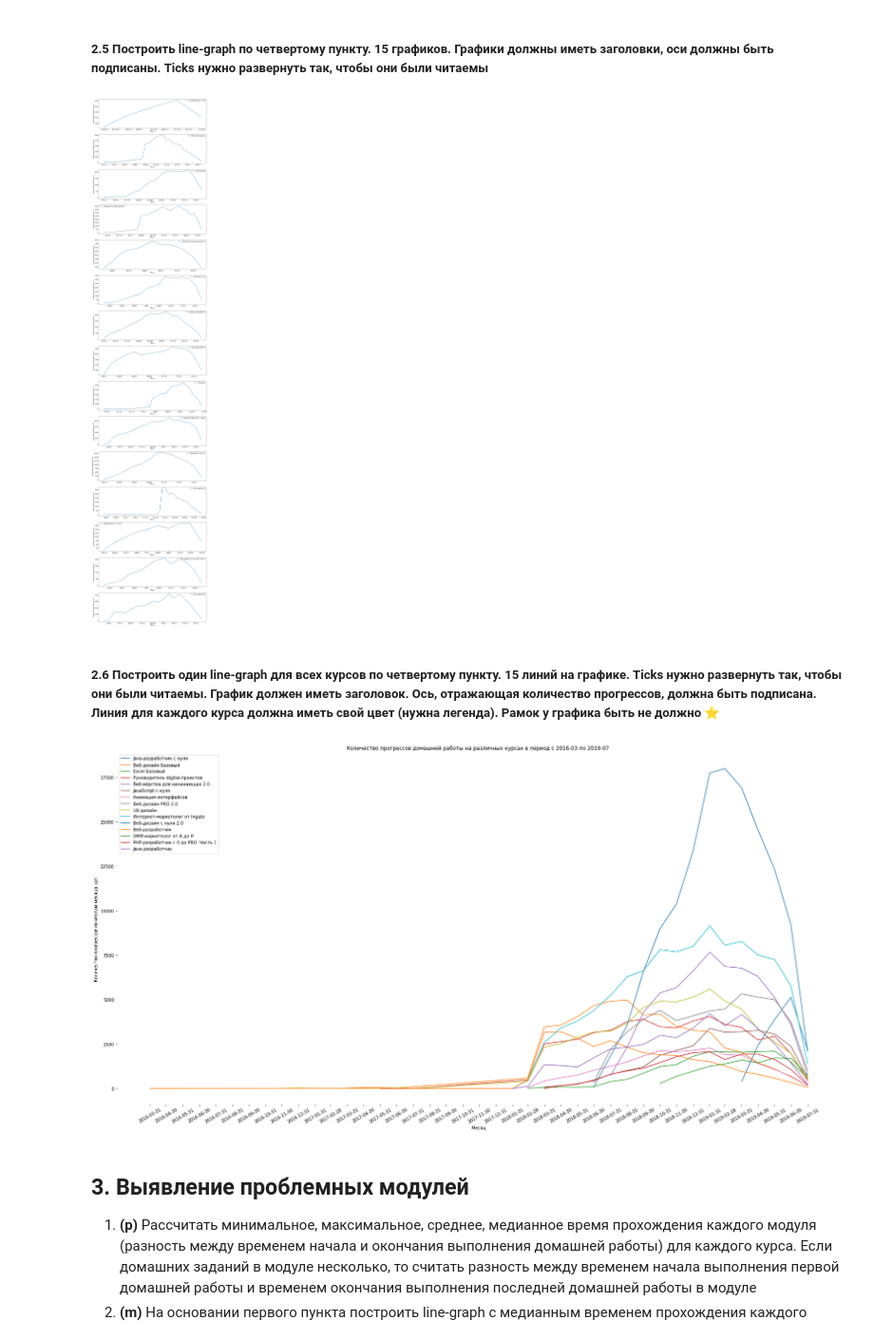
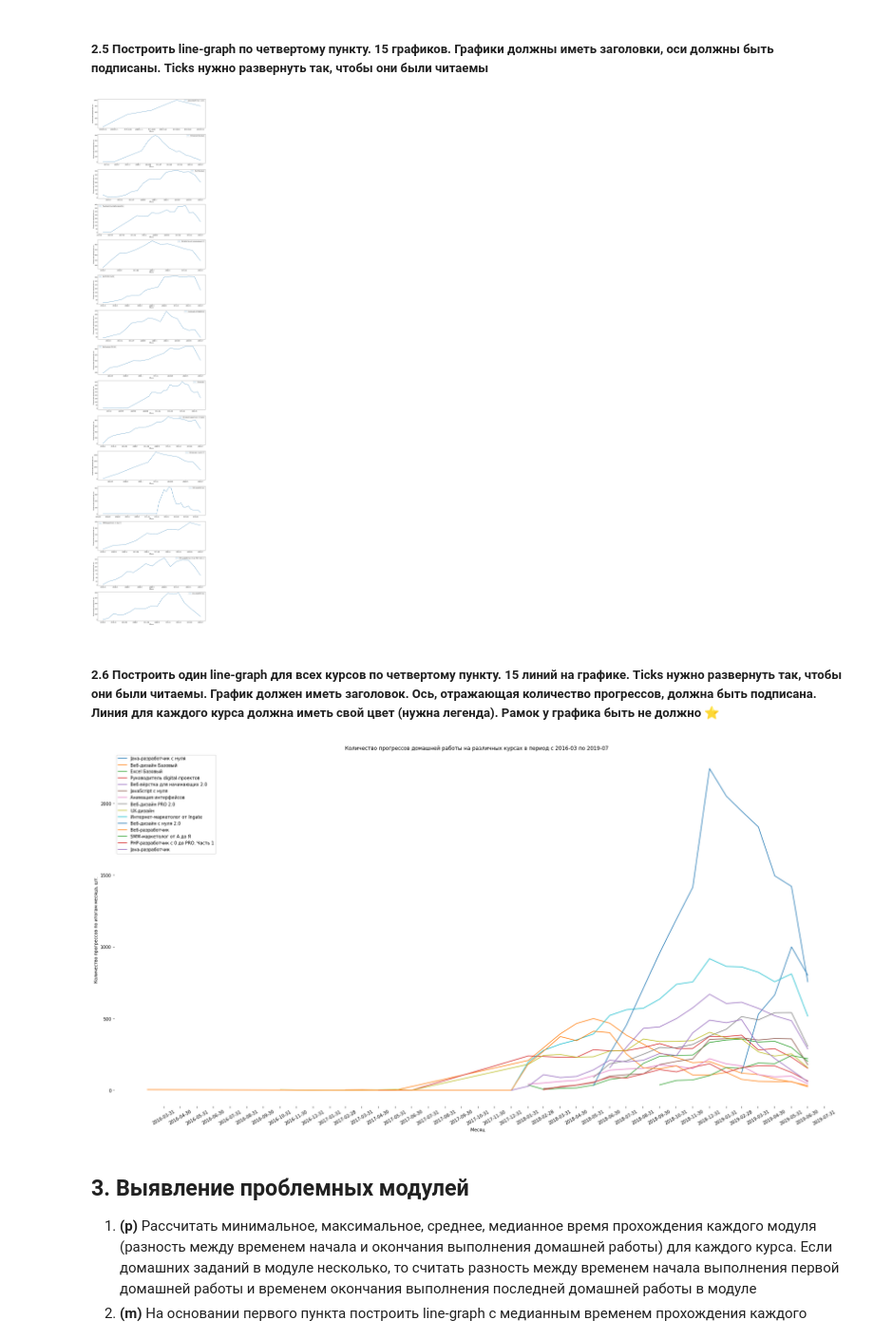
Before and after one commit to Macsmoreno/coursework_analytics_p1, a Jupyter notebook: Coursework_analytics_1.ipynb, the cells around one changed output. Shown at 95% size. Saved outputs shown, nothing was run; the diff lists cells and outputs as text; code cells hidden in the pictures.

```diff
--- a/Coursework_analytics_1.ipynb
+++ b/Coursework_analytics_1.ipynb
@@ -612,10 +595,0 @@ java_hw_done.groupby(['module_title', 'lesson_title', pd.Grouper(key = 'periods'
-# %%
-def progress_count(course):
-    fdf = df_main[(df_main.title == course) & (df_main.status == 'done') & (df_main.is_homework == True)].copy()
-    fdf.loc[:, ['periods']] = fdf.apply( lambda x: list(pd.date_range(x.start_date, x.finish_date).date), axis = 1)
-    fdf = fdf.explode(column= 'periods', ignore_index= True)
-    fdf['periods'] = pd.DatetimeIndex(fdf['periods'])
-    rfdf = fdf.groupby(['module_title', 'lesson_title', pd.Grouper(key = 'periods', freq = 'M')])['student_id'].count().reset_index()
-    rfdf = rfdf.sort_values('periods', ascending= True).groupby('periods').sum()
-
-    return rfdf
@@ -621,0 +624,18 @@ def progress_count(course):
+# %%
+def progress_count(course):
+    fdf = df_main[(df_main.title == course) & (df_main.is_homework == True)]\
+                                                                [['title', 'progress_id', 'lesson_token', 'start_date', 'finish_date']].copy()
+    fdf.start_date = fdf.start_date.apply(lambda x: pd.Timestamp(x)+ Day() - MonthBegin())
+    fdf.finish_date = fdf.finish_date.where(fdf.finish_date.notnull(), fdf.start_date + MonthEnd())
+    fdf['start_date'] = pd.to_datetime(fdf.start_date, utc = True)
+    fdf['finish_date'] = pd.to_datetime(fdf.finish_date, utc = True)
+    fdf['time']=fdf[['start_date','finish_date']].apply(lambda x: list(pd.date_range(start=x['start_date'],
+                                                                periods=ceil((x['finish_date'] - x['start_date'])/np.timedelta64(1, 'M')),
+                                                                freq='M')),axis=1)
+    fdf = fdf.explode(column= 'time', ignore_index= True)
+    fdf['time'] = fdf['time'].dt.tz_localize(None)
+    fdf['time'] = fdf['time'].dt.to_period('M')
+    fdf = fdf.groupby(['title','time'])['title'].count().unstack(fill_value = 0).stack().to_frame().reset_index()
+    fdf.columns = ['title','year_and_month', 'workload']
+
+    return fdf
@@ -646,17 +677,17 @@ periods
 # %%
 fig, axs = plt.subplots(nrows = 15, figsize = (15, 75))
 
 
 for i, course in enumerate(courses_names):
     graph = progress_count(course)
-    axs[i].plot(graph.index, graph.values, label = course)
+    axs[i].plot(graph['year_and_month'].dt.to_timestamp(), graph['workload'], label = course)
     axs[i].set_ylabel('Количество прогрессов, шт.')
     axs[i].set_xlabel('Месяц')
     axs[i].legend()
 
 plt.show()
 # %% [output]
-[figure, old version]
+[figure, new version]
 # %% [markdown]
 ##### 2.6 Построить один line-graph для всех курсов по четвертому пункту. 15 линий на графике. Ticks нужно развернуть так, чтобы они были читаемы. График должен иметь заголовок. Ось, отражающая количество прогрессов, должна быть подписана. Линия для каждого курса должна иметь свой цвет (нужна легенда). Рамок у графика быть не должно ⭐
 # %%
@@ -665,7 +696,7 @@ fig, ax = plt.subplots(figsize = (30, 15))
 
 for course in courses_names:
     graph = progress_count(course)
-    plt.plot(graph.index, graph.values, label = course)
+    plt.plot(graph['year_and_month'].dt.to_timestamp(), graph['workload'], label = course)
     plt.xticks(dates, rotation = 30)
     plt.ylabel('Количество прогрессов по итогам месяца, шт.')
     plt.xlabel('Месяц')
@@ -675,7 +706,7 @@ for course in courses_names:
 
 plt.show()
 # %% [output]
-[figure, old version]
+[figure, new version]
 # %% [markdown]
 ## 3. Выявление проблемных модулей
 
```
Also changed, not shown: parts of 21 cells of this notebook, 1 other file.
